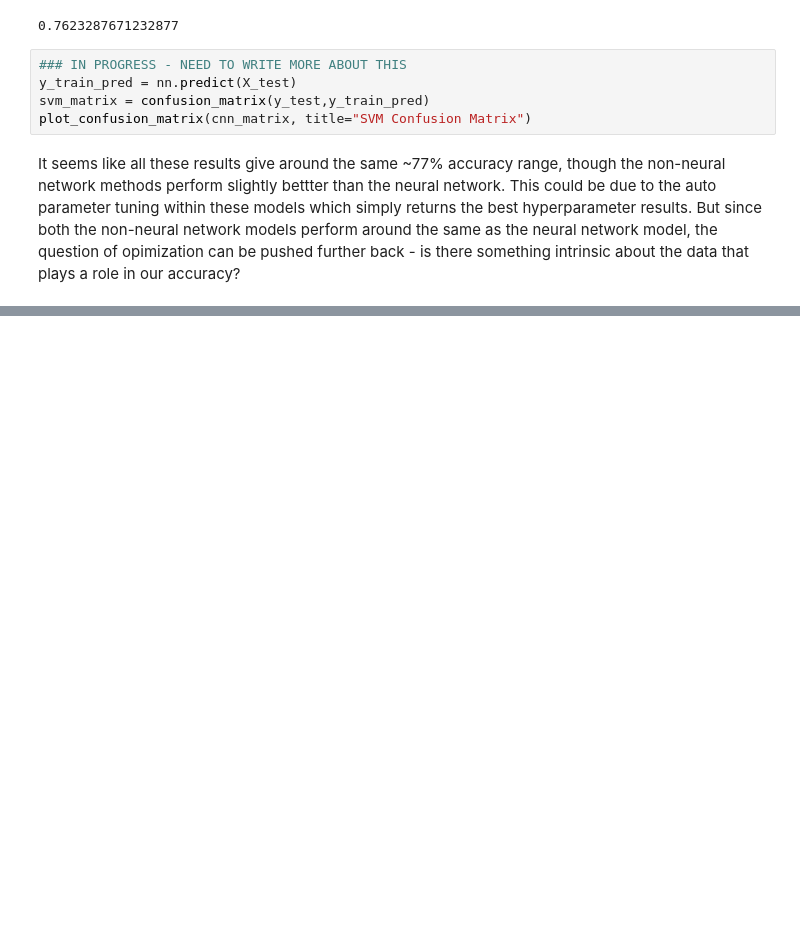
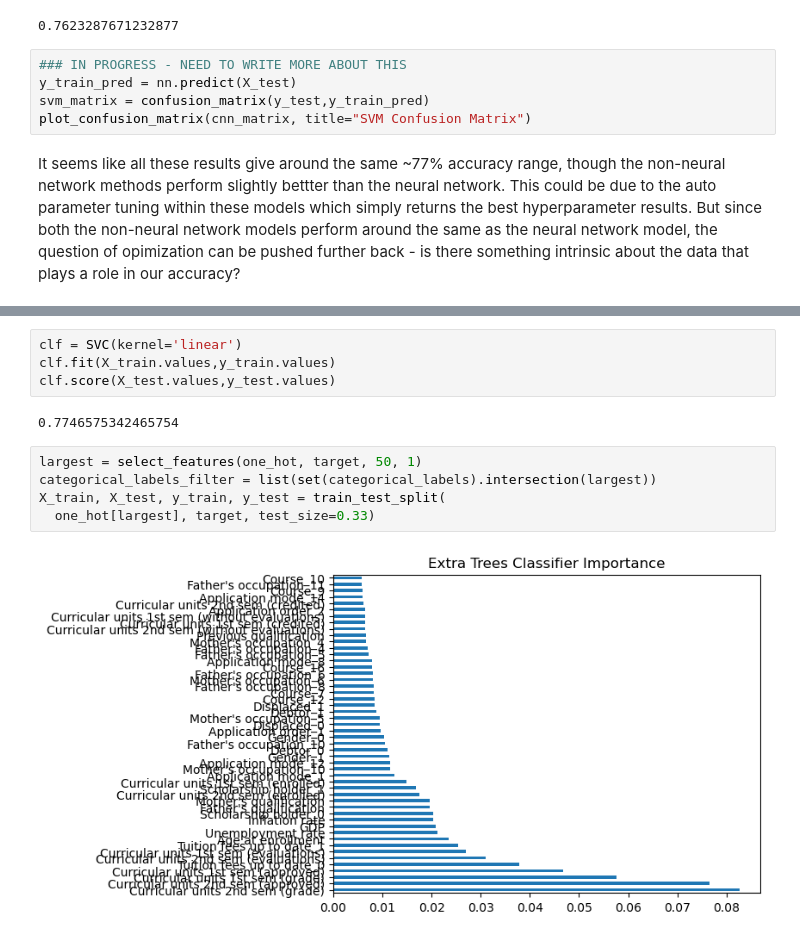
Before and after one commit to nathanchenseanwalter/ml_courses, a Jupyter notebook: dropout_risk/FinalProject.ipynb, the cells around one changed output, grey strips where cells are left out. Saved outputs shown, nothing was run; the diff lists cells and outputs as text; blank space fills up the shorter version.

```diff
--- a/dropout_risk/FinalProject.ipynb
+++ b/dropout_risk/FinalProject.ipynb
@@ -335,0 +407,13 @@ def select_features(features, target, run_type = 0):
+# %%
+clf = SVC(kernel='linear')
+clf.fit(X_train.values,y_train.values)
+clf.score(X_test.values,y_test.values)
+# %% [output]
+0.7746575342465754
+# %%
+largest = select_features(one_hot, target, 50, 1)
+categorical_labels_filter = list(set(categorical_labels).intersection(largest))
+X_train, X_test, y_train, y_test = train_test_split(
+  one_hot[largest], target, test_size=0.33)
+# %% [output]
+[figure, added]
```
Also changed, not shown: parts of 18 cells of this notebook.
